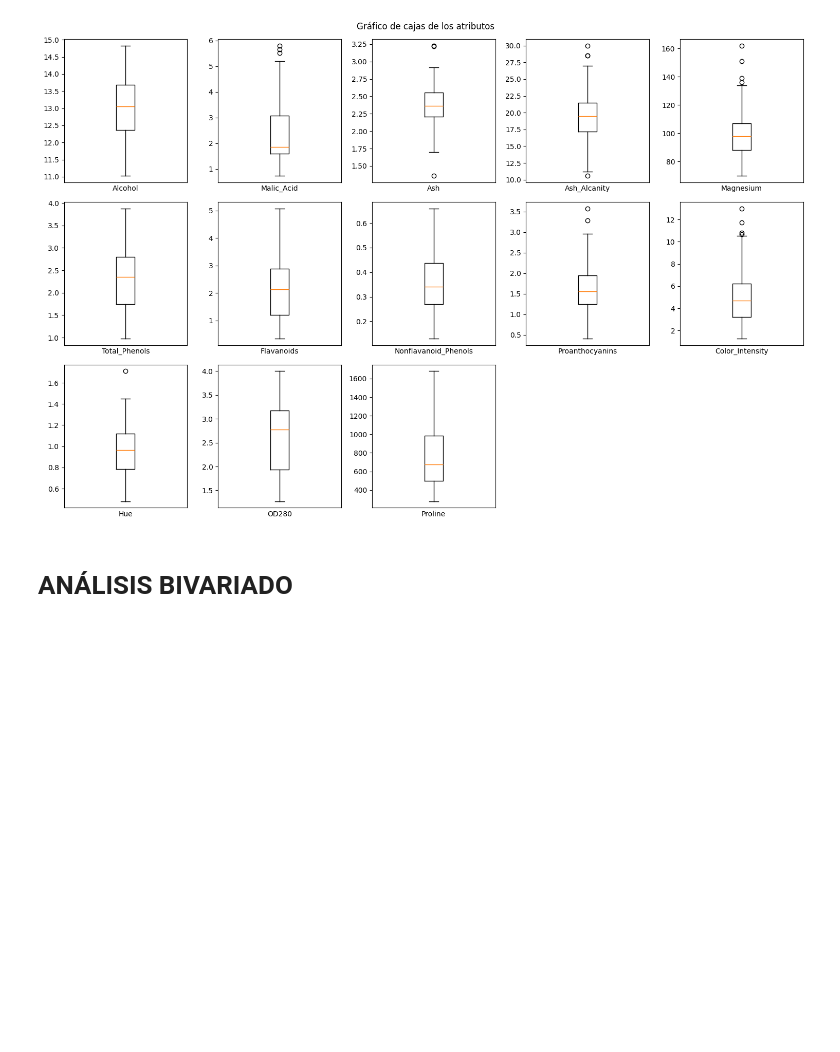
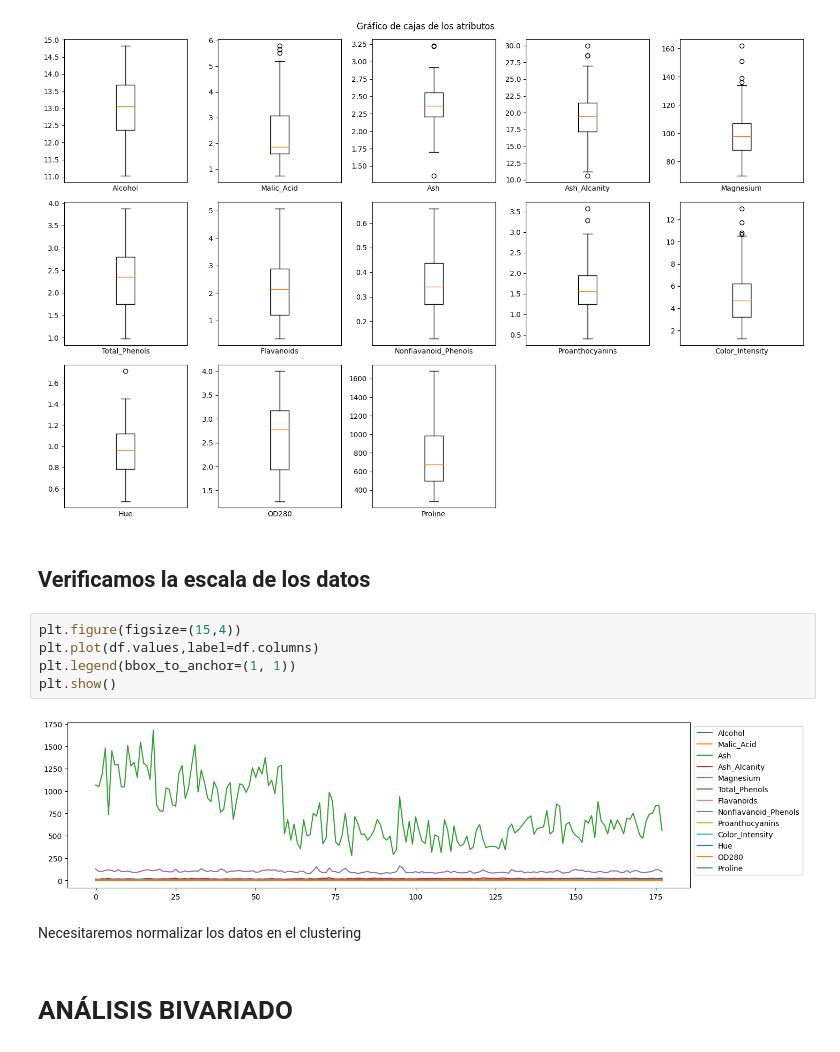
Before and after one commit to AlexCanchari/ML_Wines, a Jupyter notebook: notebooks/01_data_eda.ipynb, the cells around one changed output. Saved outputs shown, nothing was run; the diff lists cells and outputs as text; blank space fills up the shorter version.

Commit message:
analizando clusters

```diff
--- a/notebooks/01_data_eda.ipynb
+++ b/notebooks/01_data_eda.ipynb
@@ -165,6 +173,17 @@ fig.delaxes(axes[2,4])
 plt.tight_layout()
 # %% [output]
 [figure]
+# %% [markdown]
+## Verificamos la escala de los datos
+# %%
+plt.figure(figsize=(15,4))
+plt.plot(df.values,label=df.columns)
+plt.legend(bbox_to_anchor=(1, 1))
+plt.show()
+# %% [output]
+[figure, added]
+# %% [markdown]
+Necesitaremos normalizar los datos en el clustering
 # %% [markdown]
 # ANÁLISIS BIVARIADO
 # %% [markdown]
```
Also changed, not shown: parts of 5 cells of this notebook, 1 other file.
